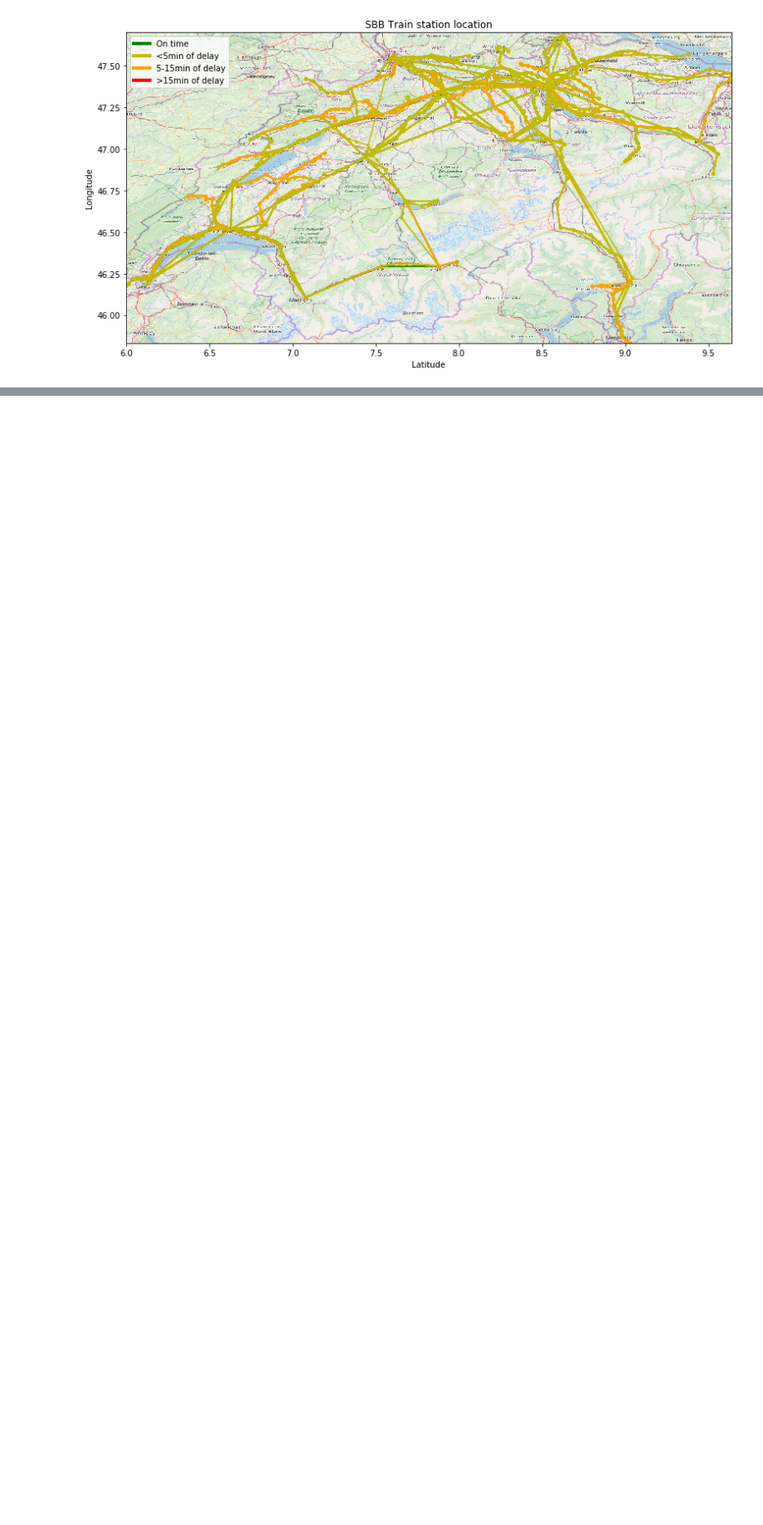
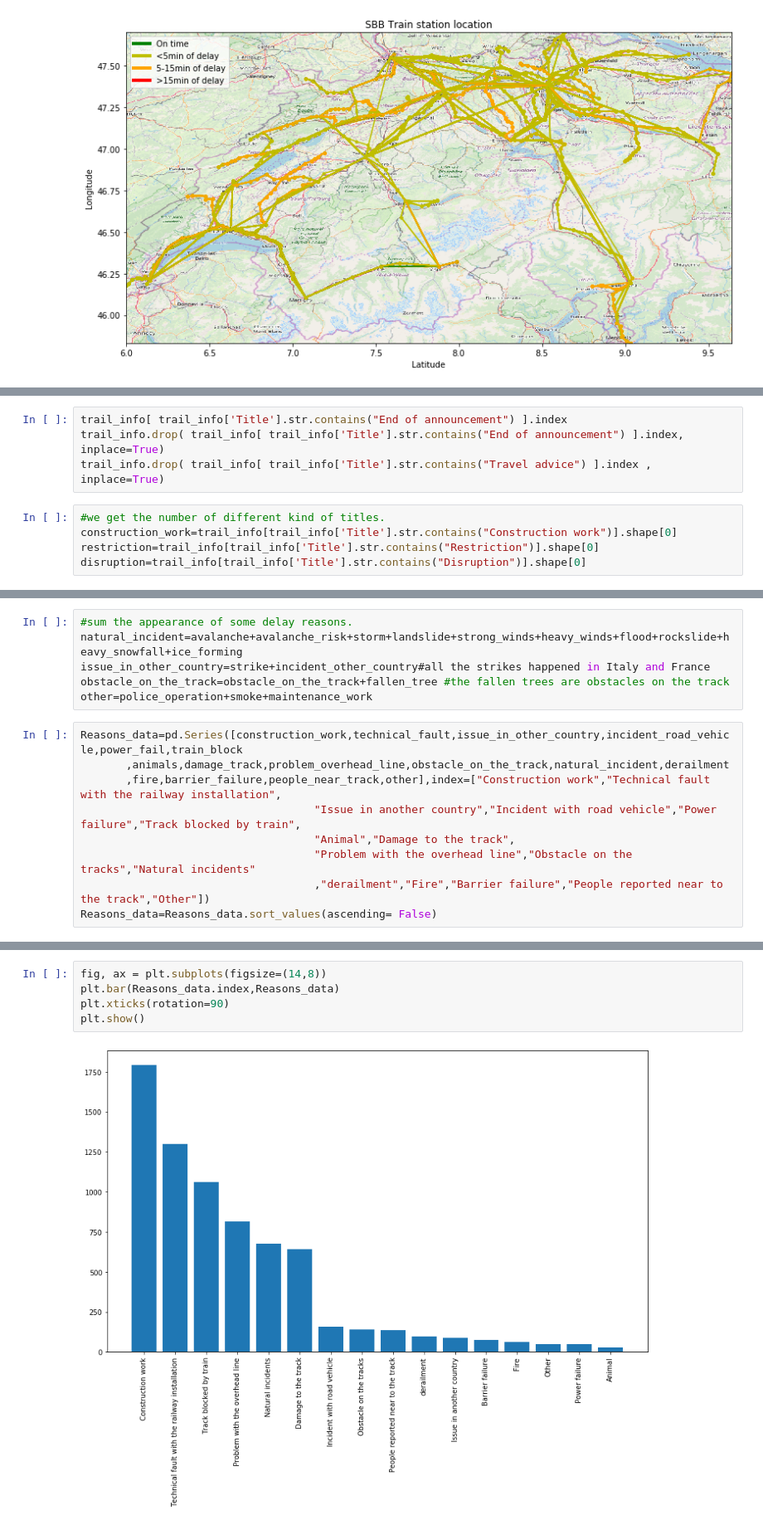
Before and after one commit to dimitriLallement/ADA-Project-2019, a Jupyter notebook: Project1.ipynb, the cells around one changed output, grey strips where cells are left out. Shown at 83% size. Saved outputs shown, nothing was run; the diff lists cells and outputs as text; blank space fills up the shorter version.

```diff
--- a/Project1.ipynb
+++ b/Project1.ipynb
@@ -639,0 +674,9 @@ plt.show()
+# %%
+trail_info[ trail_info['Title'].str.contains("End of announcement") ].index
+trail_info.drop( trail_info[ trail_info['Title'].str.contains("End of announcement") ].index, inplace=True)
+trail_info.drop( trail_info[ trail_info['Title'].str.contains("Travel advice") ].index , inplace=True)
+# %%
+#we get the number of different kind of titles.
+construction_work=trail_info[trail_info['Title'].str.contains("Construction work")].shape[0]
+restriction=trail_info[trail_info['Title'].str.contains("Restriction")].shape[0]
+disruption=trail_info[trail_info['Title'].str.contains("Disruption")].shape[0]
@@ -639,0 +784,15 @@ plt.show()
+# %%
+#sum the appearance of some delay reasons.
+natural_incident=avalanche+avalanche_risk+storm+landslide+strong_winds+heavy_winds+flood+rockslide+heavy_snowfall+ice_forming
+issue_in_other_country=strike+incident_other_country#all the strikes happened in Italy and France
+obstacle_on_the_track=obstacle_on_the_track+fallen_tree #the fallen trees are obstacles on the track
+other=police_operation+smoke+maintenance_work
+# %%
+Reasons_data=pd.Series([construction_work,technical_fault,issue_in_other_country,incident_road_vehicle,power_fail,train_block
+       ,animals,damage_track,problem_overhead_line,obstacle_on_the_track,natural_incident,derailment
+       ,fire,barrier_failure,people_near_track,other],index=["Construction work","Technical fault with the railway installation",
+                                    "Issue in another country","Incident with road vehicle","Power failure","Track blocked by train",
+                                    "Animal","Damage to the track",
+                                    "Problem with the overhead line","Obstacle on the tracks","Natural incidents"
+                                    ,"derailment","Fire","Barrier failure","People reported near to the track","Other"])
+Reasons_data=Reasons_data.sort_values(ascending= False)
@@ -639,0 +806,7 @@ plt.show()
+# %%
+fig, ax = plt.subplots(figsize=(14,8))
+plt.bar(Reasons_data.index,Reasons_data)
+plt.xticks(rotation=90)
+plt.show()
+# %% [output]
+[figure, added]
```
Also changed, not shown: parts of 20 cells of this notebook.
